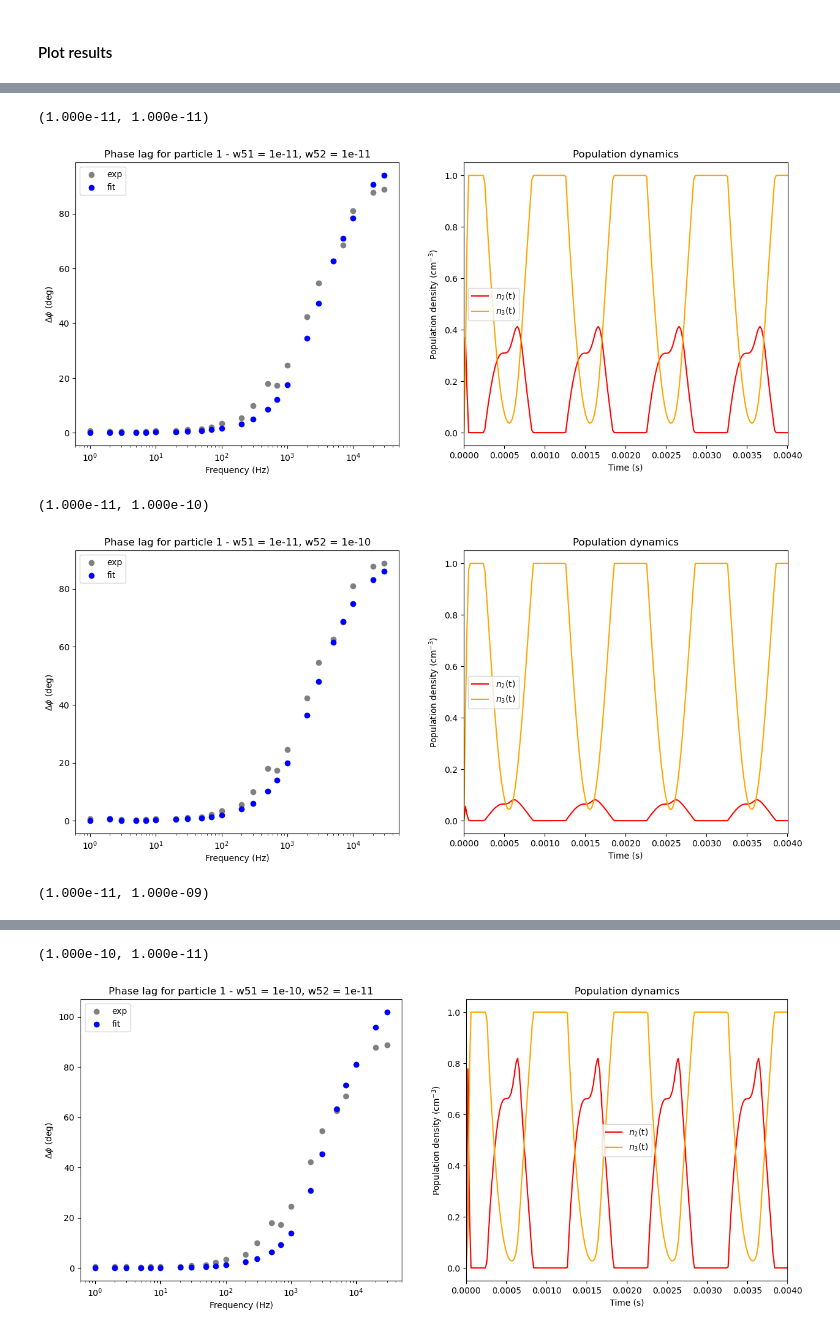
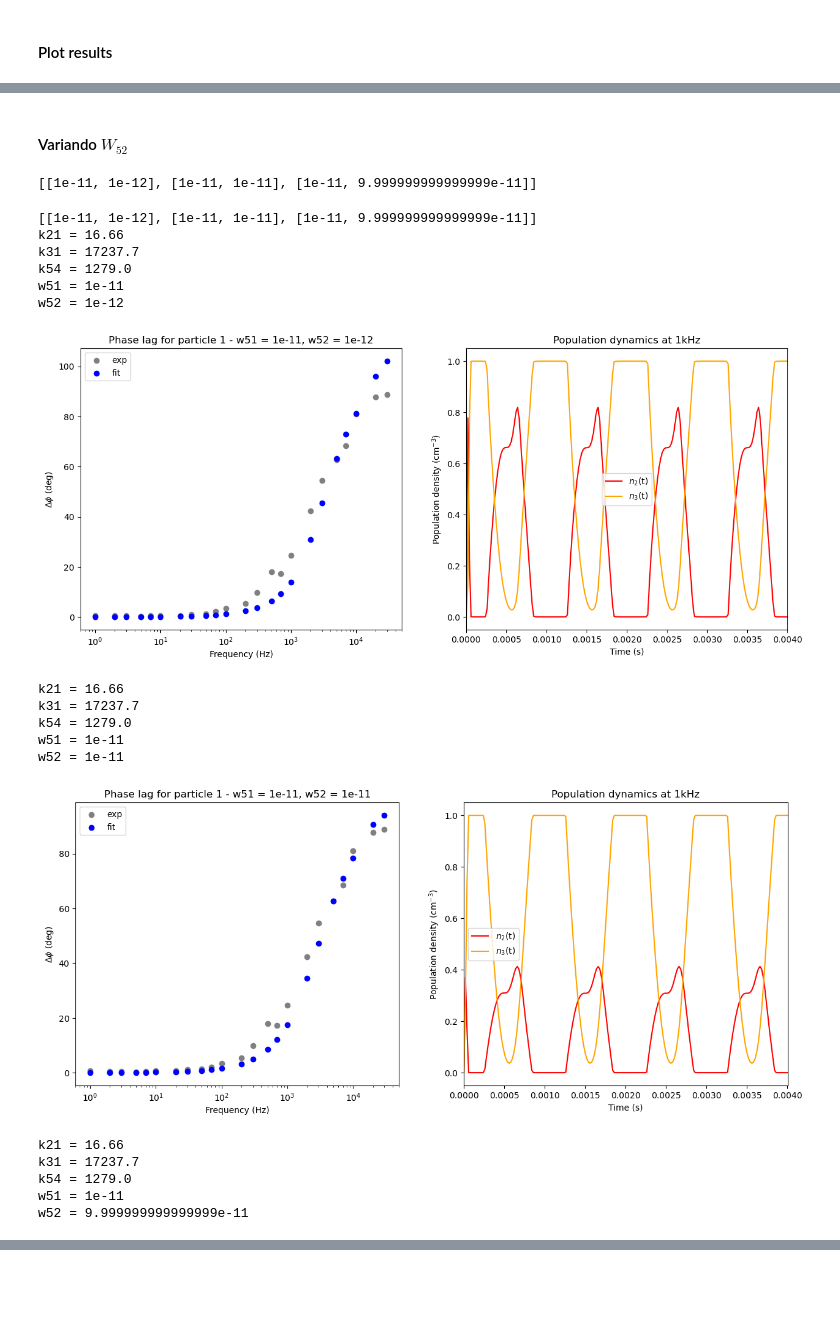
Before and after one commit to habakukc22/ode-system, a Jupyter notebook: fit-ws-new-odes.ipynb, the cells around one changed output, grey strips where cells are left out. Saved outputs shown, nothing was run; the diff lists cells and outputs as text; code cells hidden in the pictures; blank space fills up the shorter version.

Commit message:
plots on going

```diff
--- a/fit-ws-new-odes.ipynb
+++ b/fit-ws-new-odes.ipynb
@@ -179,11 +179,9 @@ def odes(t, x, W51, W52, freq):
 # %% [markdown]
 ### Ajuste numérico
 # %%
-def funcao_custo(parametros_escalonados, freq_exp, fase_exp):
+def funcao_custo(params, freq_exp, fase_exp):
     # 1. Reverte o escalonamento: multiplica o valor do otimizador pela ordem de grandeza real
-    ESCALA = 1e-16
-    W51 = parametros_escalonados[0] * ESCALA
-    W52 = parametros_escalonados[1] * ESCALA
+    W51, W52 = params
 
     fases_calculadas = []
 
@@ -313,10 +280,30 @@ print(init_val_res)
+# %% [markdown]
+#### Variando $W_{52}$
+# %%
+ww51 = 1.0e-11
+ww52 = 1.0e-11
+
+init_val_res = [[ww51, ww52*0.1], [ww51, ww52*1.0], [ww51, ww52*10.0]]
+print(init_val_res)
+# %% [output]
+[[1e-11, 1e-12], [1e-11, 1e-11], [1e-11, 9.999999999999999e-11]]
 # %%
+ww51 = 1.0e-11
+ww52 = 1.0e-11
+
+init_val_res = [[ww51, ww52*0.1], [ww51, ww52*1.0], [ww51, ww52*10.0]]
+print(init_val_res)
 
 for iv_idx, iv in enumerate(init_val_res):
     # if iv_idx !=0: continue
 
+    print(f"k21 = {k21}")
+    print(f"k31 = {k31}")
+    print(f"k54 = {k54}")
+    print(f"w51 = {iv[0]}")
+    print(f"w52 = {iv[1]}")
+
     fases_calculadas = []
-    print(f"({iv[0]:.3e}, {iv[1]:.3e})")
 
     for p_id, pd in enumerate(pd_list):
         if p_id != 0: continue
@@ -324,7 +311,6 @@ for iv_idx, iv in enumerate(init_val_res):
         fases_experimentais = pd[:num_points, 1]
 
         W51, W52 = iv[0], iv[1]
-        # W51, W52 = random()*1e-14, random()*1e-15
 
         sol_to_plot = []
 
@@ -356,48 +342,49 @@ for iv_idx, iv in enumerate(init_val_res):
 
             fase_calc = extrair_fase(ts, n3, f)
             fases_calculadas.append(fase_calc)
 
         fases_calculadas = np.unwrap(np.array(fases_calculadas))
 
         fig, axs = plt.subplots(1, 2, figsize=(15, 6))
         #Phase lag plot
         axs[0].scatter(frequencias_experimentais, adj_ph(fases_experimentais), color="gray", label="exp")
         axs[0].scatter(frequencias_experimentais, adj_ph(fases_calculadas), color="blue", label="fit")
         axs[0].set_xscale("log")
         axs[0].set_ylabel("$\Delta \phi$ (deg)")
         axs[0].set_xlabel("Frequency (Hz)")
         axs[0].set_title(f"Phase lag for particle 1 - w51 = {W51:.3}, w52 = {W52:.3}")
         axs[0].legend()
 
         #Population time evolution @ 1kHz
         ts, n11, n2, n3 = sol_to_plot
         # axs[1].plot(ts, n11/n11.max(), color="lightblue", label="$n_1$(t)")
         axs[1].plot(ts, n2/n11.max(), color="red", label="$n_2$(t)")
         axs[1].plot(ts, n3/n11.max(), color="orange", label="$n_3$(t)")
         # axs[1].set_xscale("log")
         axs[1].set_ylabel("Population density (cm$^{-3}$)")
         axs[1].set_xlabel("Time (s)")
         axs[1].set_xlim([0,ts[int(len(ts)*(0.02))]])
-        axs[1].set_title(f"Population dynamics")
+        axs[1].set_title(f"Population dynamics at 1kHz")
         axs[1].legend()
 
-        #-------------------------------------------------------------
-        # Save plots
-        #-------------------------------------------------------------
-        ESCALA_str = f"{ESCALA:.2e}".replace('.', '_')
-        W51_str = f"{W51:.2e}".replace('.', '_')
-        W52_str = f"{W52:.2e}".replace('.', '_')
-        os.makedirs(f"./figs_scale{ESCALA_str}", exist_ok=True)
-        plt.savefig(
-            f"./figs_scale{ESCALA_str}/fig_{iv_idx + 1}__w51_{W51_str}__w52_{W52_str}.png",
-            dpi=300, bbox_inches="tight"
-        )
-        #-------------------------------------------------------------
 
         plt.show()
 # %% [output]
-(1.000e-11, 1.000e-11)
+[[1e-11, 1e-12], [1e-11, 1e-11], [1e-11, 9.999999999999999e-11]]
+k21 = 16.66
+k31 = 17237.7
+k54 = 1279.0
+w51 = 1e-11
+w52 = 1e-12
-[figure, old version]
+[figure, new version]
-(1.000e-11, 1.000e-10)
+k21 = 16.66
+k31 = 17237.7
+k54 = 1279.0
+w51 = 1e-11
+w52 = 1e-11
-[figure, old version]
+[figure, new version]
-(1.000e-11, 1.000e-09)
+k21 = 16.66
+k31 = 17237.7
+k54 = 1279.0
+w51 = 1e-11
+w52 = 9.999999999999999e-11
@@ -405,2 +391,0 @@ for iv_idx, iv in enumerate(init_val_res):
-(1.000e-10, 1.000e-11)
-[figure, removed]
```
Also changed, not shown: parts of 8 cells of this notebook, 9 other files.
